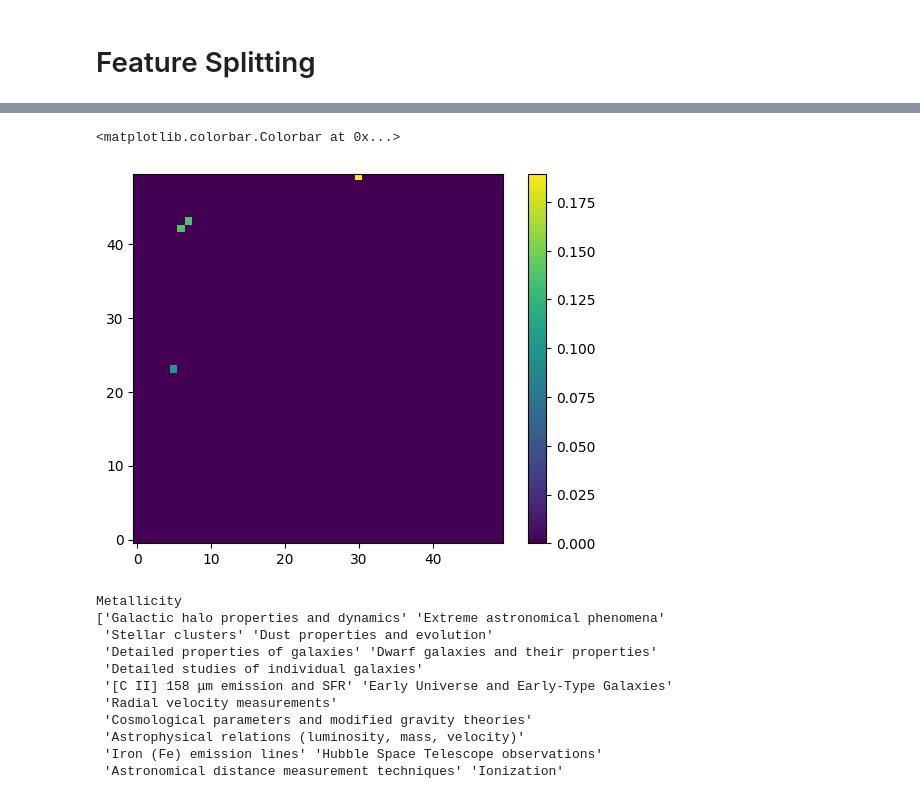
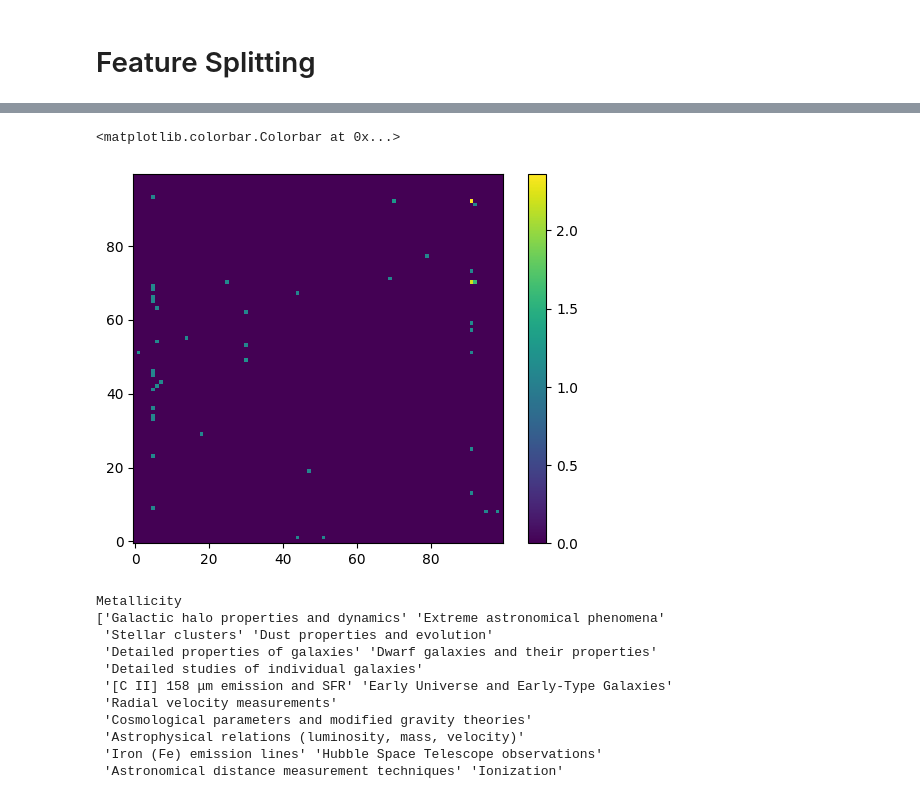
Before and after one commit to jsalt2024-evaluating-llms-for-astronomy/retrieval, a Jupyter notebook: saerch/christine2.ipynb, the cells around one changed output, grey strips where cells are left out. Cells and saved outputs as stored; diff of their text form; code cells hidden in the pictures.

```diff
--- a/saerch/christine2.ipynb
+++ b/saerch/christine2.ipynb
@@ -246,0 +240,3 @@ del clean_labels['Phosphorus']
+# %%
+clean_labels = clamp.get_clean_labels(auto_results)
+clean_labels_by_id = {clean_labels[label]['index']: label for label in clean_labels.keys()}
@@ -247,5 +263,4 @@ del clean_labels['Phosphorus']
 # %%
-#clean_labels = clamp.get_clean_labels(auto_results)
 mat = np.load('unnorm_cooccurrence.npy')
 norms = np.load('occurrence_norms.npy')
-clean_cooc = matrix.get_norm_cooc(mat, norms, clean_labels, poisson = True)
+clean_cooc = matrix.get_norm_cooc(mat, norms, clean_labels, threshold = 0.07, poisson = True)
@@ -256,9 +267,9 @@ clean_cooc = matrix.get_norm_cooc(mat, norms, clean_labels, poisson = True)
 # %%
-plt.imshow(clean_cooc[:50, :50], origin = 'lower')
+plt.imshow(clean_cooc[:100, :100], origin = 'lower')
 plt.colorbar()
 # %% [output]
 <matplotlib.colorbar.Colorbar at 0x...>
-[figure, old version]
+[figure, new version]
 # %%
 G_sort = nx.topological_sort(G)
 topological_order = list(G_sort)
```
Also changed, not shown: parts of 28 cells of this notebook, 17 other files.
